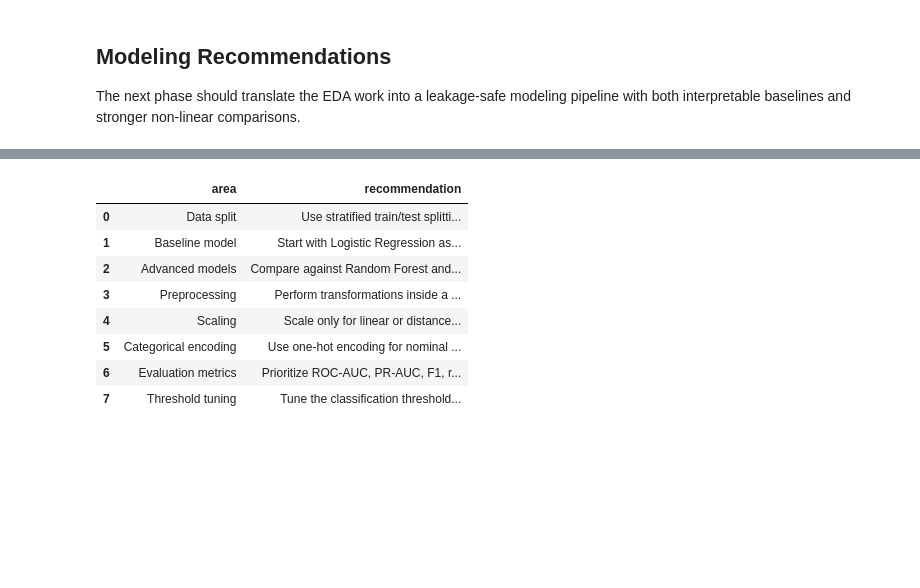
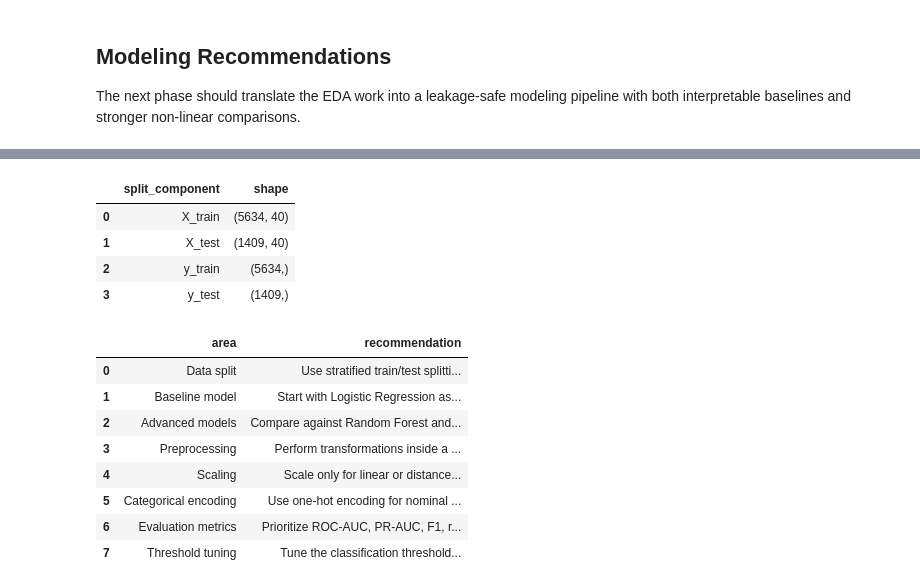
Before and after one commit to mmubashir95/Telco-Customer-Churn, a Jupyter notebook: notebooks/12_final_summary.ipynb, the cells around one changed output, grey strips where cells are left out. Cells and saved outputs as stored; diff of their text form; code cells hidden in the pictures; blank space fills up the shorter version.

```diff
--- a/notebooks/12_final_summary.ipynb
+++ b/notebooks/12_final_summary.ipynb
@@ -350,3 +400,29 @@ The next phase should translate the EDA work into a leakage-safe modeling pipeli
+# %%
+X = df[feature_columns].copy()
+y = df["Churn_bin"].astype(int)
+
+X_train, X_test, y_train, y_test = train_test_split(
+    X,
+    y,
+    test_size=TEST_SIZE,
+    random_state=RANDOM_STATE,
+    stratify=y,
+)
+
+train_test_summary_df = pd.DataFrame(
+    {
+        "split_component": ["X_train", "X_test", "y_train", "y_test"],
+        "shape": [X_train.shape, X_test.shape, y_train.shape, y_test.shape],
+    }
+)
+
+train_test_summary_df
+# %% [output]
+|  | split_component | shape |
+| 0 | X_train | (5634, 40) |
+| 1 | X_test | (1409, 40) |
+| 2 | y_train | (5634,) |
+| 3 | y_test | (1409,) |
 # %%
 modeling_recommendations_df = pd.DataFrame(
     {
```
Also changed, not shown: parts of 6 cells of this notebook.
